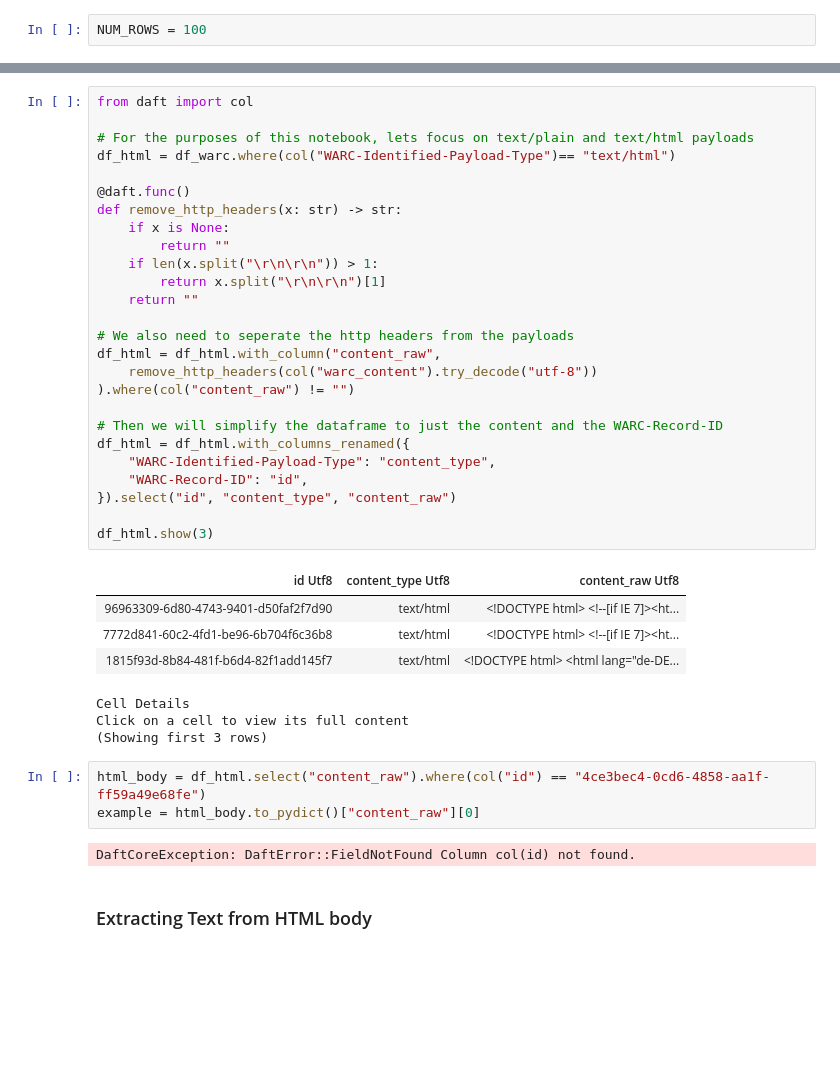
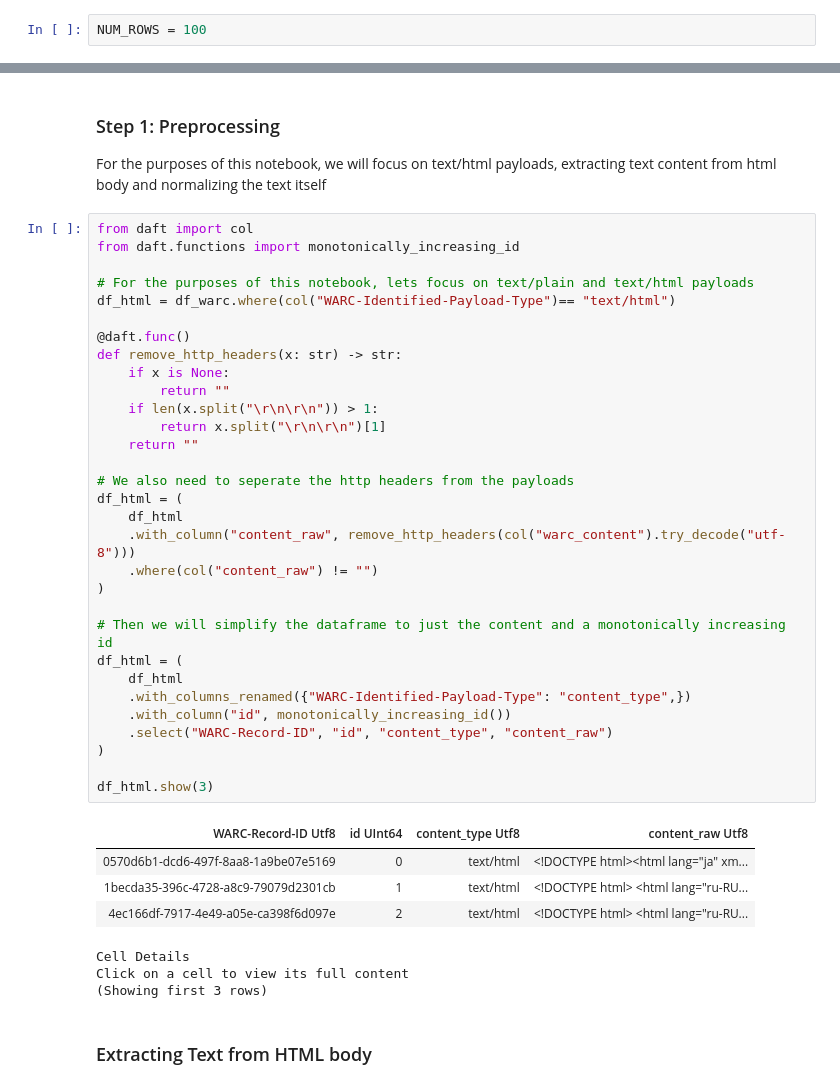
Before and after one commit to everettVT/daft-minhash-dedupe, a Jupyter notebook: friction/minhash_dedupe_common_crawl.ipynb, the cells around one changed output, grey strips where cells are left out. Saved outputs shown, nothing was run; the diff lists cells and outputs as text; blank space fills up the shorter version.

```diff
--- a/friction/minhash_dedupe_common_crawl.ipynb
+++ b/friction/minhash_dedupe_common_crawl.ipynb
@@ -88,42 +71,45 @@ Click on a cell to view its full content
+# %% [markdown]
+### Step 1: Preprocessing
+For the purposes of this notebook, we will focus on text/html payloads, extracting text content from html body and normalizing the text itself
 # %%
 from daft import col
+from daft.functions import monotonically_increasing_id
 
 # For the purposes of this notebook, lets focus on text/plain and text/html payloads
 df_html = df_warc.where(col("WARC-Identified-Payload-Type")== "text/html")
 
 @daft.func()
 def remove_http_headers(x: str) -> str:
     if x is None:
         return ""
     if len(x.split("\r\n\r\n")) > 1:
         return x.split("\r\n\r\n")[1]
     return ""
 
 # We also need to seperate the http headers from the payloads
-df_html = df_html.with_column("content_raw",
-    remove_http_headers(col("warc_content").try_decode("utf-8"))
-).where(col("content_raw") != "")
+df_html = (
+    df_html
+    .with_column("content_raw", remove_http_headers(col("warc_content").try_decode("utf-8")))
+    .where(col("content_raw") != "")
+)
 
-# Then we will simplify the dataframe to just the content and the WARC-Record-ID
-df_html = df_html.with_columns_renamed({
-    "WARC-Identified-Payload-Type": "content_type",
-    "WARC-Record-ID": "id",
-}).select("id", "content_type", "content_raw")
+# Then we will simplify the dataframe to just the content and a monotonically increasing id
+df_html = (
+    df_html
+    .with_columns_renamed({"WARC-Identified-Payload-Type": "content_type",})
+    .with_column("id", monotonically_increasing_id())
+    .select("WARC-Record-ID", "id", "content_type", "content_raw")
+)
 
 df_html.show(3)
 # %% [output]
-| id Utf8 | content_type Utf8 | content_raw Utf8 |
-| 96963309-6d80-4743-9401-d50faf2f7d90 | text/html | <!DOCTYPE html> <!--[if IE 7]><ht... |
-| 7772d841-60c2-4fd1-be96-6b704f6c36b8 | text/html | <!DOCTYPE html> <!--[if IE 7]><ht... |
-| 1815f93d-8b84-481f-b6d4-82f1add145f7 | text/html | <!DOCTYPE html> <html lang="de-DE... |
+| WARC-Record-ID Utf8 | id UInt64 | content_type Utf8 | content_raw Utf8 |
+| 0570d6b1-dcd6-497f-8aa8-1a9be07e5169 | 0 | text/html | <!DOCTYPE html><html lang="ja" xm... |
+| 1becda35-396c-4728-a8c9-79079d2301cb | 1 | text/html | <!DOCTYPE html> <html lang="ru-RU... |
+| 4ec166df-7917-4e49-a05e-ca398f6d097e | 2 | text/html | <!DOCTYPE html> <html lang="ru-RU... |
 Cell Details
 Click on a cell to view its full content
 (Showing first 3 rows)
-# %%
-html_body = df_html.select("content_raw").where(col("id") == "4ce3bec4-0cd6-4858-aa1f-ff59a49e68fe")
-example = html_body.to_pydict()["content_raw"][0]
-# %% [output]
-DaftCoreException: DaftError::FieldNotFound Column col(id) not found.
 # %% [markdown]
 ### Extracting Text from HTML body
 # %%
```
Also changed, not shown: parts of 39 cells of this notebook, 5 other files.
